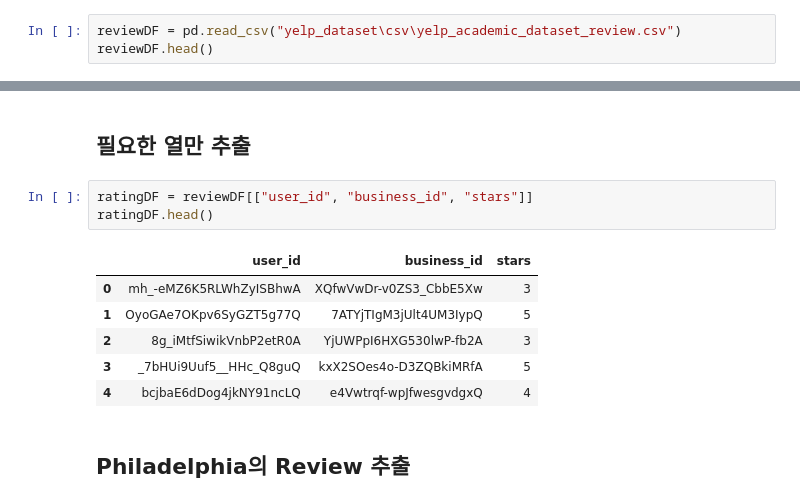
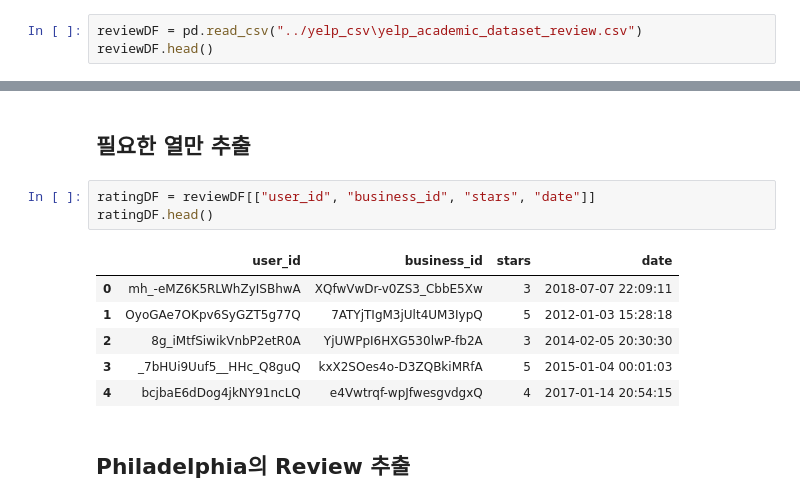
Before and after one commit to worldone-web/Team-Travel-4, a Jupyter notebook: DataPreprocess/Review_Preprocessing.ipynb, the cells around one changed output, grey strips where cells are left out. Saved outputs shown, nothing was run; the diff lists cells and outputs as text.

Commit message:
Feat: Preprocessing for STAN
Rating 데이터셋 정리
POI 데이터셋 추가

```diff
--- a/DataPreprocess/Review_Preprocessing.ipynb
+++ b/DataPreprocess/Review_Preprocessing.ipynb
@@ -7,7 +7,7 @@ from sklearn.model_selection import train_test_split
 # %% [markdown]
 ## 원본 데이터 가져오기
 # %%
-reviewDF = pd.read_csv("yelp_dataset\csv\yelp_academic_dataset_review.csv")
+reviewDF = pd.read_csv("../yelp_csv\yelp_academic_dataset_review.csv")
 reviewDF.head()
 # %% [output]
 |  | business_id | cool | date | funny | review_id | stars | text | useful | user_id |
@@ -50,15 +50,15 @@ paDF
 # %% [markdown]
 ## 필요한 열만 추출
 # %%
-ratingDF = reviewDF[["user_id", "business_id", "stars"]]
+ratingDF = reviewDF[["user_id", "business_id", "stars", "date"]]
 ratingDF.head()
 # %% [output]
-|  | user_id | business_id | stars |
-| 0 | mh_-eMZ6K5RLWhZyISBhwA | XQfwVwDr-v0ZS3_CbbE5Xw | 3 |
-| 1 | OyoGAe7OKpv6SyGZT5g77Q | 7ATYjTIgM3jUlt4UM3IypQ | 5 |
-| 2 | 8g_iMtfSiwikVnbP2etR0A | YjUWPpI6HXG530lwP-fb2A | 3 |
-| 3 | _7bHUi9Uuf5__HHc_Q8guQ | kxX2SOes4o-D3ZQBkiMRfA | 5 |
-| 4 | bcjbaE6dDog4jkNY91ncLQ | e4Vwtrqf-wpJfwesgvdgxQ | 4 |
+|  | user_id | business_id | stars | date |
+| 0 | mh_-eMZ6K5RLWhZyISBhwA | XQfwVwDr-v0ZS3_CbbE5Xw | 3 | 2018-07-07 22:09:11 |
+| 1 | OyoGAe7OKpv6SyGZT5g77Q | 7ATYjTIgM3jUlt4UM3IypQ | 5 | 2012-01-03 15:28:18 |
+| 2 | 8g_iMtfSiwikVnbP2etR0A | YjUWPpI6HXG530lwP-fb2A | 3 | 2014-02-05 20:30:30 |
+| 3 | _7bHUi9Uuf5__HHc_Q8guQ | kxX2SOes4o-D3ZQBkiMRfA | 5 | 2015-01-04 00:01:03 |
+| 4 | bcjbaE6dDog4jkNY91ncLQ | e4Vwtrqf-wpJfwesgvdgxQ | 4 | 2017-01-14 20:54:15 |
 # %% [markdown]
 ## Philadelphia의 Review 추출
 # %%
```
Also changed, not shown: parts of 42 cells of this notebook.
